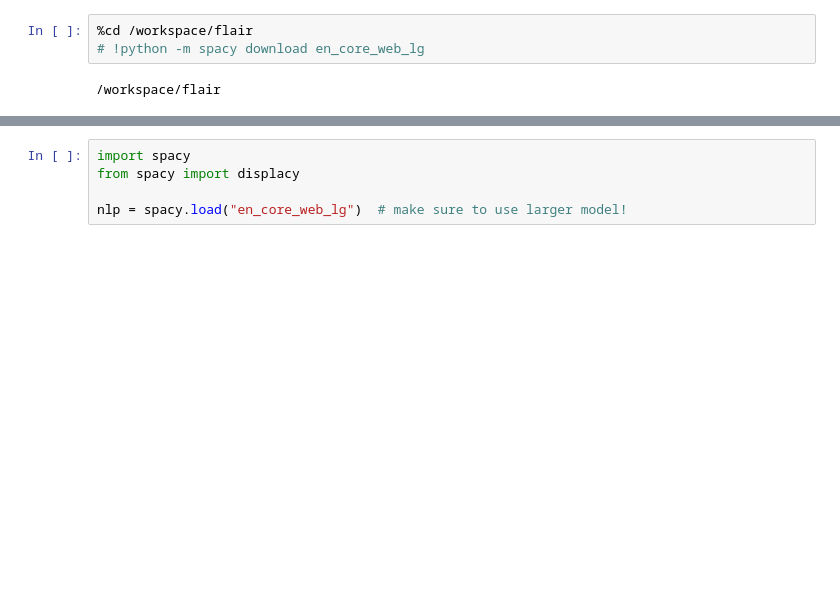
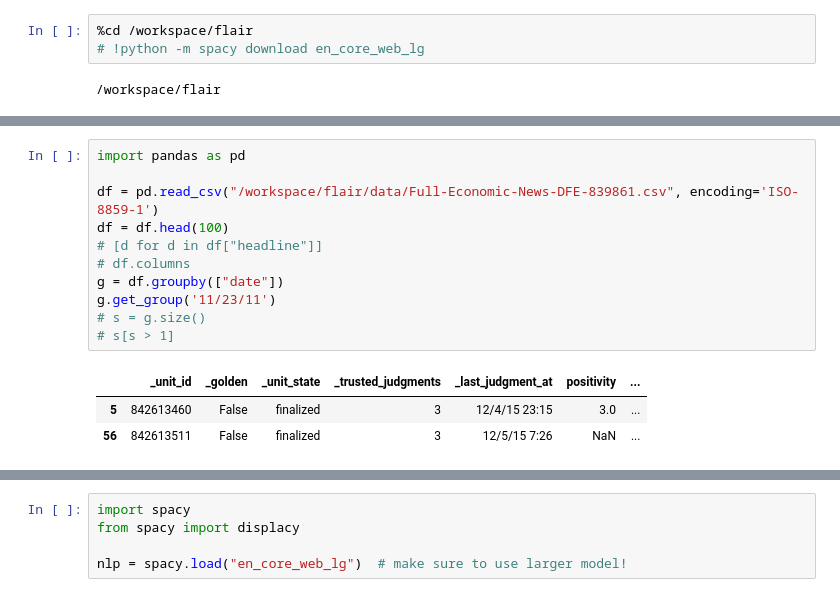
Before and after one commit to w121211/flair, a Jupyter notebook: debug.ipynb, the cells around one changed output, grey strips where cells are left out. Saved outputs shown, nothing was run; the diff lists cells and outputs as text; blank space fills up the shorter version.

```diff
--- a/debug.ipynb
+++ b/debug.ipynb
@@ -5,0 +134,15 @@
+# %%
+import pandas as pd
+
+df = pd.read_csv("/workspace/flair/data/Full-Economic-News-DFE-839861.csv", encoding='ISO-8859-1')
+df = df.head(100)
+# [d for d in df["headline"]]
+# df.columns
+g = df.groupby(["date"])
+g.get_group('11/23/11')
+# s = g.size()
+# s[s > 1]
+# %% [output]
+|  | _unit_id | _golden | _unit_state | _trusted_judgments | _last_judgment_at | positivity | ... |
+| 5 | 842613460 | False | finalized | 3 | 12/4/15 23:15 | 3.0 | ... |
+| 56 | 842613511 | False | finalized | 3 | 12/5/15 7:26 | NaN | ... |
```
Also changed, not shown: parts of 21 cells of this notebook, 3 other files.
